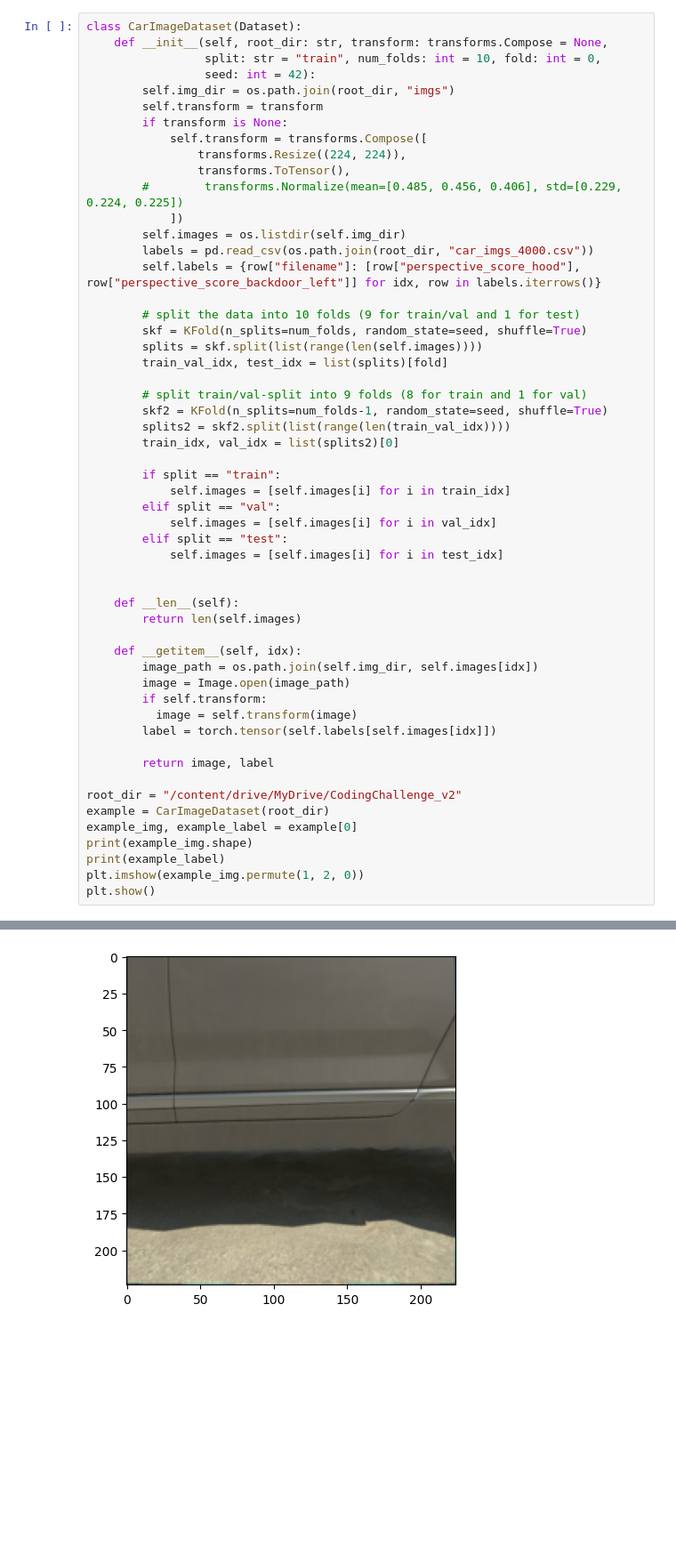
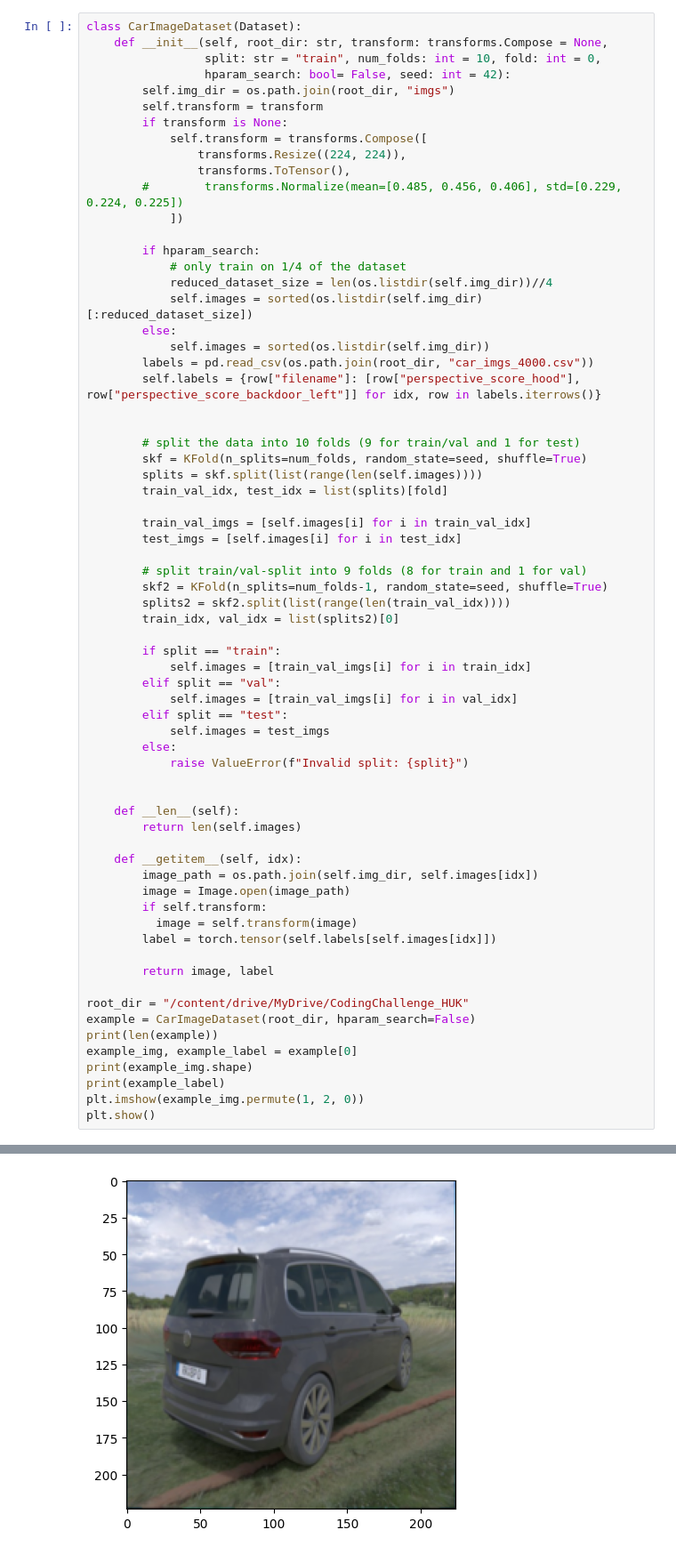
Before and after one commit to Magnus-github/car-img-scorer, a Jupyter notebook: main.ipynb, the cells around one changed output, grey strips where cells are left out. Shown at 89% size. Saved outputs shown, nothing was run; the diff lists cells and outputs as text; blank space fills up the shorter version.

```diff
--- a/main.ipynb
+++ b/main.ipynb
@@ -23,7 +46,7 @@ import matplotlib.pyplot as plt
 class CarImageDataset(Dataset):
     def __init__(self, root_dir: str, transform: transforms.Compose = None,
                  split: str = "train", num_folds: int = 10, fold: int = 0,
-                 seed: int = 42):
+                 hparam_search: bool= False, seed: int = 42):
         self.img_dir = os.path.join(root_dir, "imgs")
         self.transform = transform
         if transform is None:
@@ -32,14 +55,24 @@ class CarImageDataset(Dataset):
                 transforms.ToTensor(),
         #        transforms.Normalize(mean=[0.485, 0.456, 0.406], std=[0.229, 0.224, 0.225])
             ])
-        self.images = os.listdir(self.img_dir)
+
+        if hparam_search:
+            # only train on 1/4 of the dataset
+            reduced_dataset_size = len(os.listdir(self.img_dir))//4
+            self.images = sorted(os.listdir(self.img_dir)[:reduced_dataset_size])
+        else:
+            self.images = sorted(os.listdir(self.img_dir))
         labels = pd.read_csv(os.path.join(root_dir, "car_imgs_4000.csv"))
         self.labels = {row["filename"]: [row["perspective_score_hood"], row["perspective_score_backdoor_left"]] for idx, row in labels.iterrows()}
+
 
         # split the data into 10 folds (9 for train/val and 1 for test)
         skf = KFold(n_splits=num_folds, random_state=seed, shuffle=True)
         splits = skf.split(list(range(len(self.images))))
         train_val_idx, test_idx = list(splits)[fold]
+
+        train_val_imgs = [self.images[i] for i in train_val_idx]
+        test_imgs = [self.images[i] for i in test_idx]
 
         # split train/val-split into 9 folds (8 for train and 1 for val)
         skf2 = KFold(n_splits=num_folds-1, random_state=seed, shuffle=True)
@@ -47,11 +80,13 @@ class CarImageDataset(Dataset):
         train_idx, val_idx = list(splits2)[0]
 
         if split == "train":
-            self.images = [self.images[i] for i in train_idx]
+            self.images = [train_val_imgs[i] for i in train_idx]
         elif split == "val":
-            self.images = [self.images[i] for i in val_idx]
+            self.images = [train_val_imgs[i] for i in val_idx]
         elif split == "test":
-            self.images = [self.images[i] for i in test_idx]
+            self.images = test_imgs
+        else:
+            raise ValueError(f"Invalid split: {split}")
 
 
     def __len__(self):
@@ -66,8 +101,9 @@ class CarImageDataset(Dataset):
 
         return image, label
 
-root_dir = "/content/drive/MyDrive/CodingChallenge_v2"
-example = CarImageDataset(root_dir)
+root_dir = "/content/drive/MyDrive/CodingChallenge_HUK"
+example = CarImageDataset(root_dir, hparam_search=False)
+print(len(example))
 example_img, example_label = example[0]
 print(example_img.shape)
 print(example_label)
@@ -79,3 +116,3 @@ tensor([0.0000, 0.9150])
-[figure, old version]
+[figure, new version]
 # %%
 # function to get dataloaders
```
Also changed, not shown: parts of 16 cells of this notebook.
